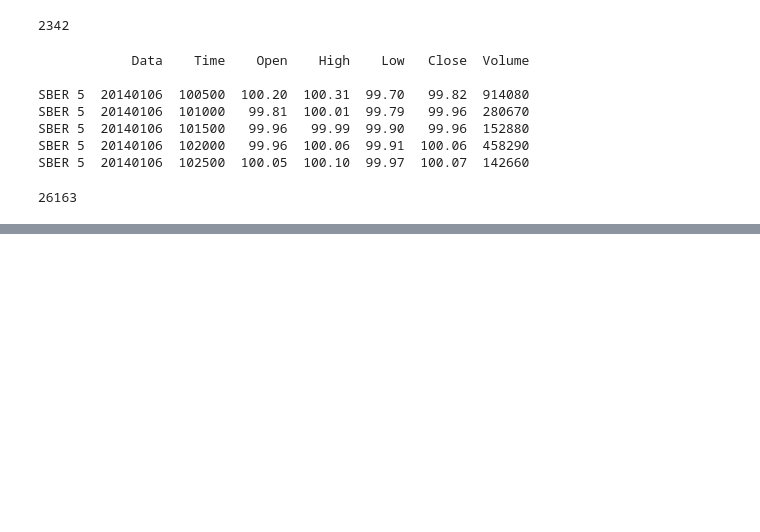
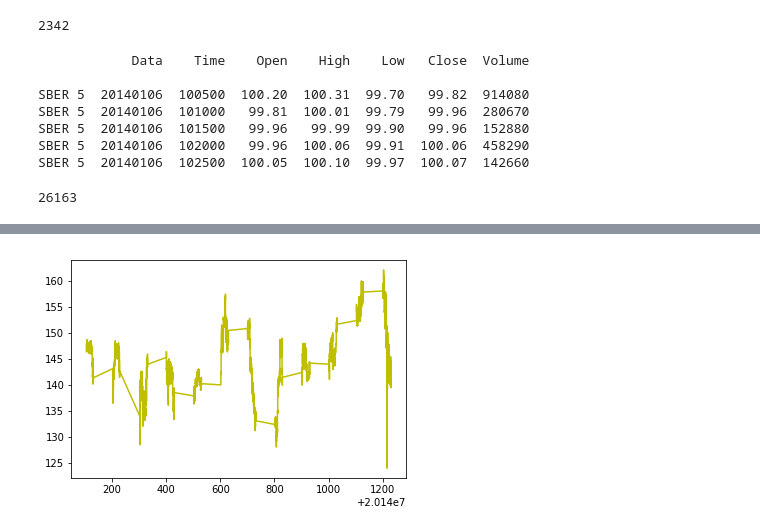
Before and after one commit to AdeleWolff/Subbotin_A_A, a Jupyter notebook: Kursach.ipynb, the cells around one changed output, grey strips where cells are left out. Cells and saved outputs as stored; diff of their text form; code cells hidden in the pictures; blank space fills up the shorter version.

```diff
--- a/Kursach.ipynb
+++ b/Kursach.ipynb
@@ -251,0 +268,5 @@ len(data_SB)
+# %%
+plt.plot(data_GP['Data'], data_GP['Close'], 'y', label = 'Close')
+plt.show()
+# %% [output]
+[figure, added]
```
Also changed, not shown: parts of 6 cells of this notebook.
